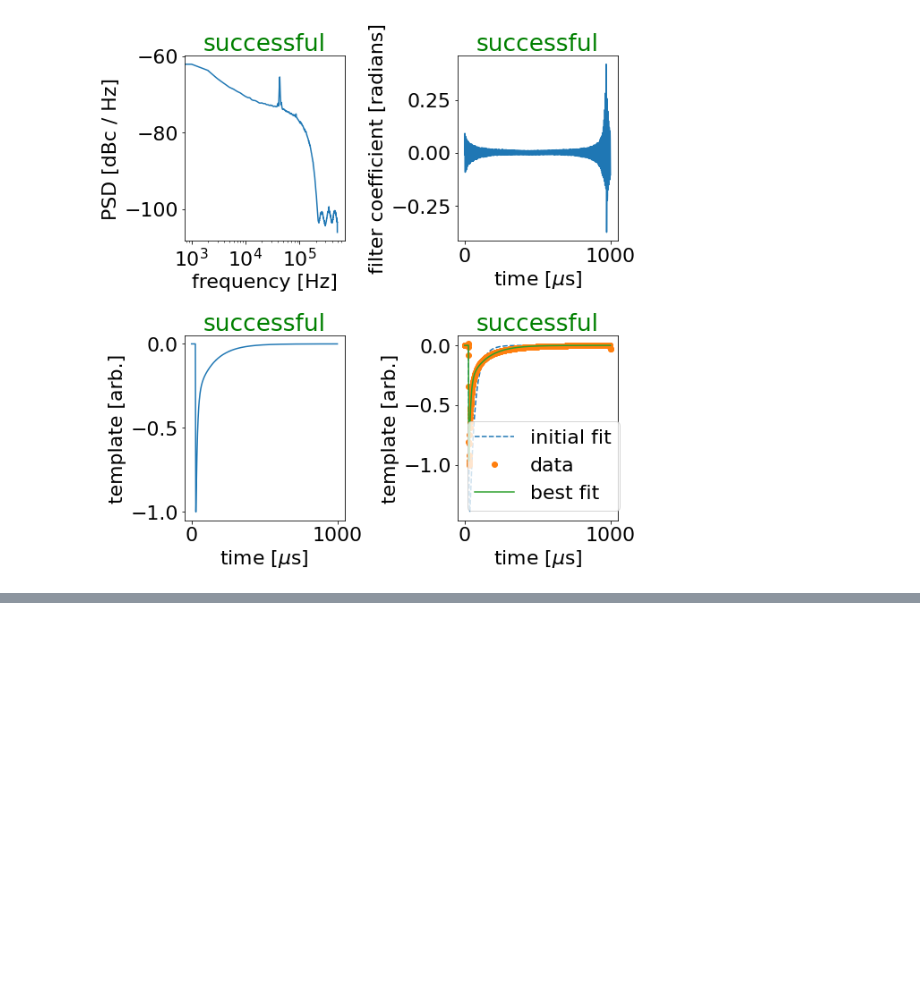
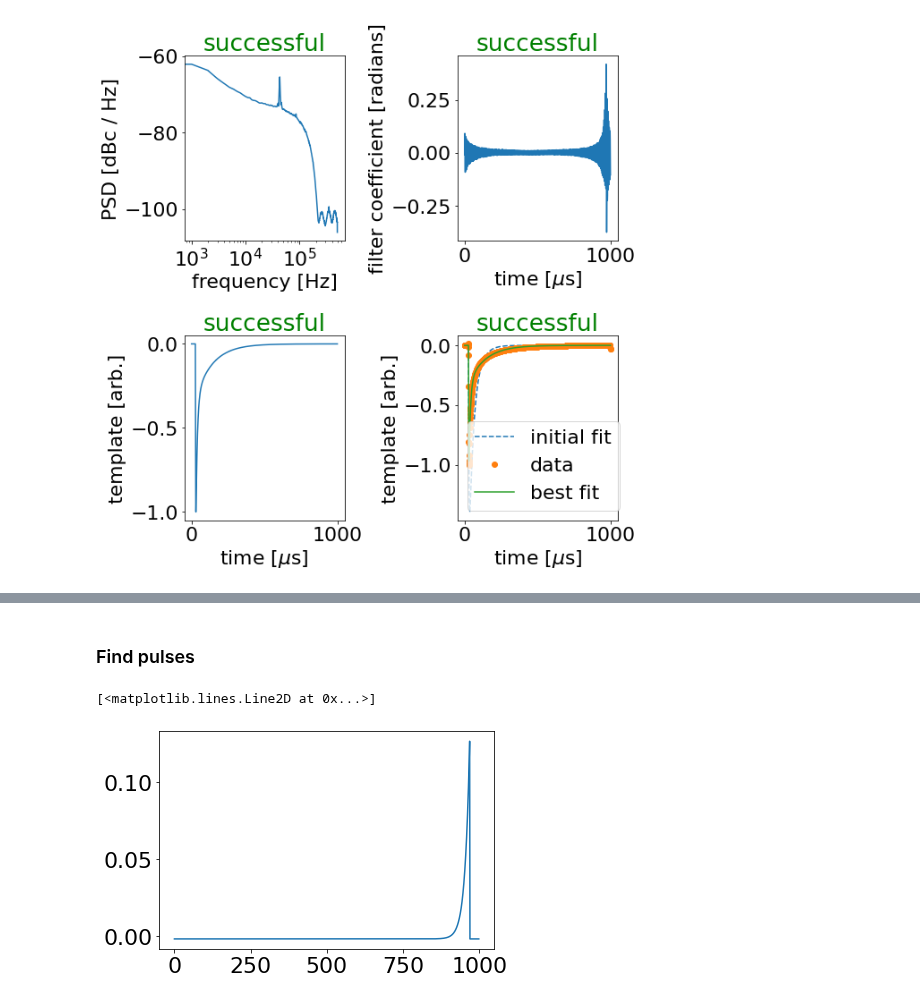
Before and after one commit to MazinLab/MKIDReadoutAnalysis, a Jupyter notebook: Clean_R.ipynb, the cells around one changed output, grey strips where cells are left out. Cells and saved outputs as stored; diff of their text form; code cells hidden in the pictures; blank space fills up the shorter version.

Commit message:
more optimal filter progress

```diff
--- a/Clean_R.ipynb
+++ b/Clean_R.ipynb
@@ -383,0 +409,11 @@ array([<AxesSubplot:title={'center':'successful'}, xlabel='frequency [Hz]', ylab
+# %% [markdown]
+### Find pulses
+# %%
+# make a random guess filter
+from mkidreadoutanalysis.optimal_filters.filters import matched
+starting_filter = matched(ofc.fallback_template, nfilter=1000, dc=True)
+# %%
+plt.plot(starting_filter)
+# %% [output]
+[<matplotlib.lines.Line2D at 0x...>]
+[figure, added]
```
Also changed, not shown: parts of 37 cells of this notebook.
